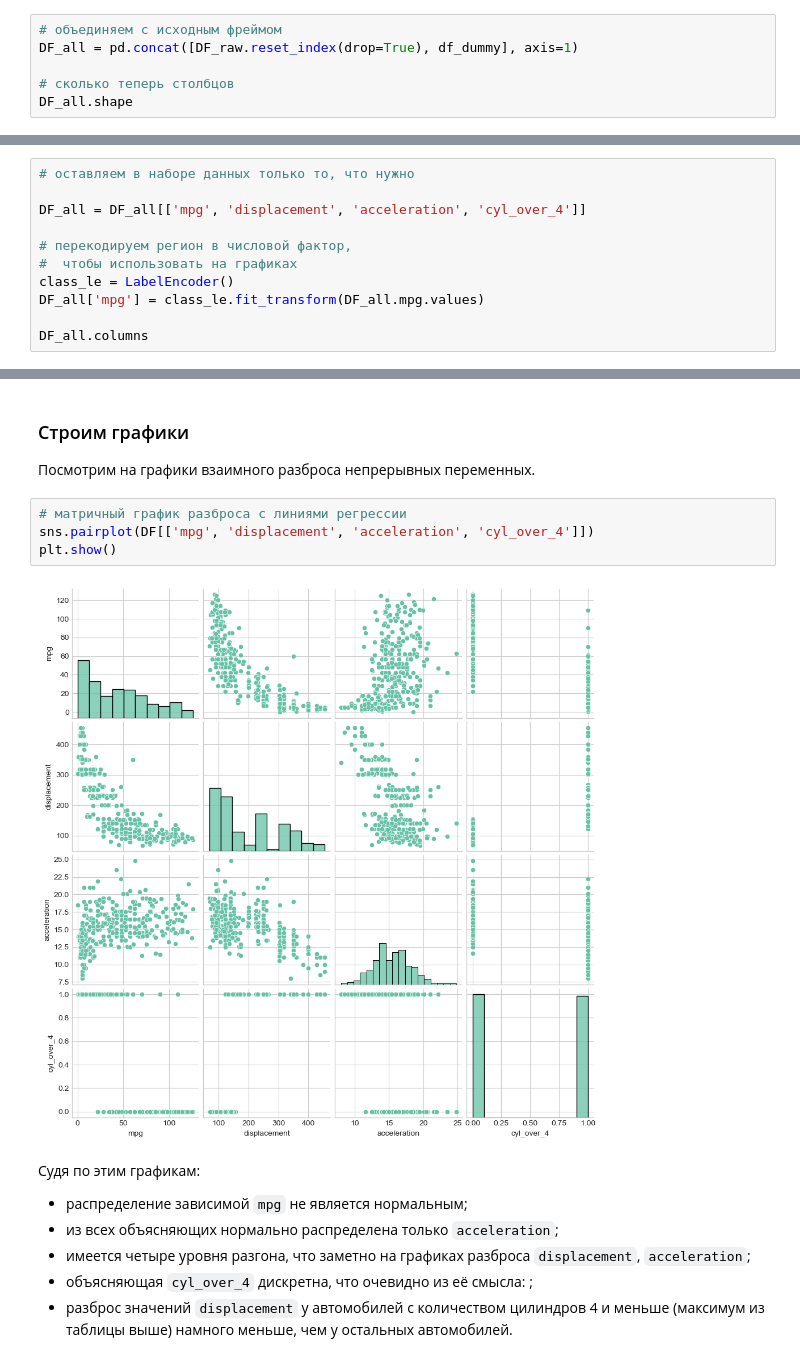
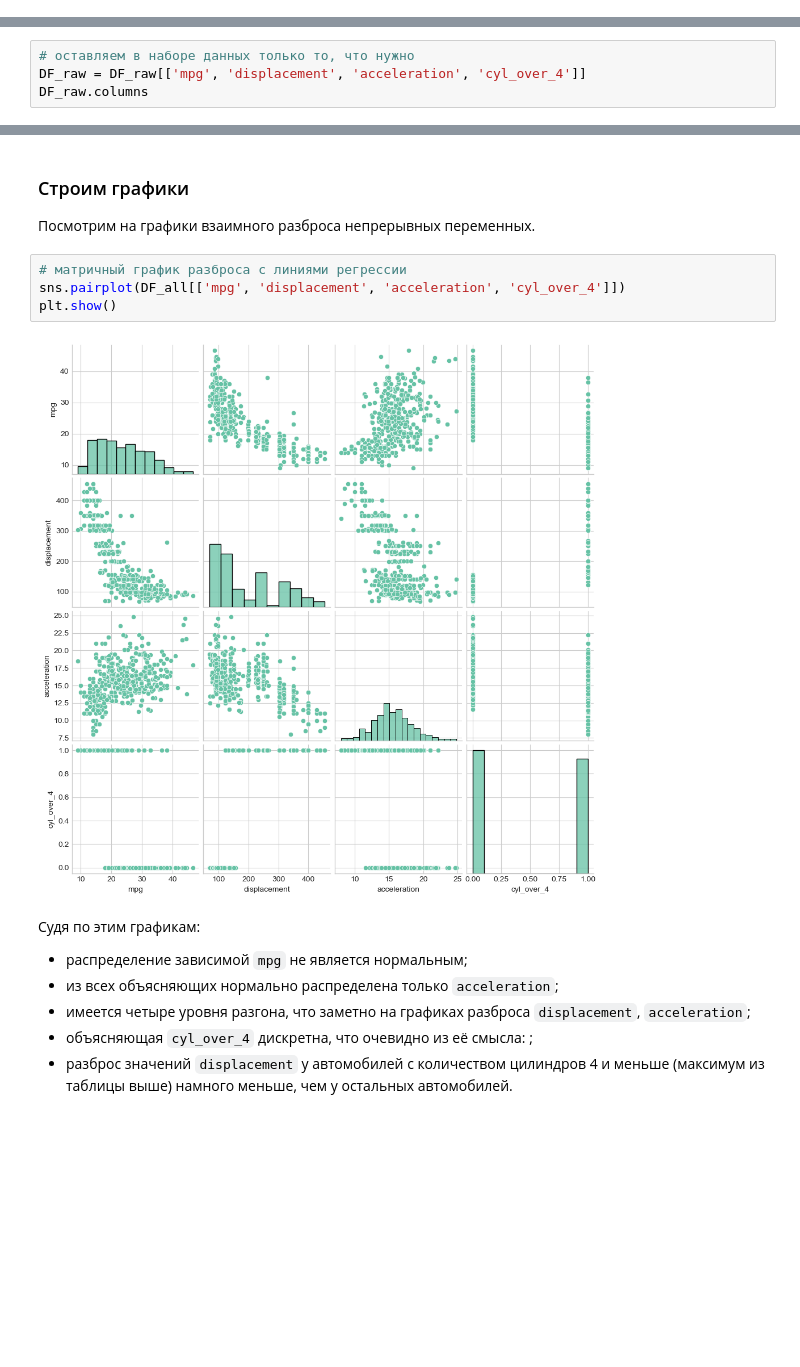
Before and after one commit to Crxdu/MiTMO, a Jupyter notebook: lab2/labrab2.ipynb, the cells around one changed output, grey strips where cells are left out. Cells and saved outputs as stored; diff of their text form; blank space fills up the shorter version.

```diff
--- a/lab2/labrab2.ipynb
+++ b/lab2/labrab2.ipynb
@@ -154,6 +135,0 @@ df_dummy.head()
-# %%
-# объединяем с исходным фреймом
-DF_all = pd.concat([DF_raw.reset_index(drop=True), df_dummy], axis=1)
-
-# сколько теперь столбцов
-DF_all.shape
@@ -182,14 +136,7 @@ DF_all.iloc[:, 8:].head()
 # %%
 # оставляем в наборе данных только то, что нужно
-
-DF_all = DF_all[['mpg', 'displacement', 'acceleration', 'cyl_over_4']]
-
-# перекодируем регион в числовой фактор,
-#  чтобы использовать на графиках
-class_le = LabelEncoder()
-DF_all['mpg'] = class_le.fit_transform(DF_all.mpg.values)
-
-DF_all.columns
+DF_raw = DF_raw[['mpg', 'displacement', 'acceleration', 'cyl_over_4']]
+DF_raw.columns
 # %% [output]
 Index(['mpg', 'displacement', 'acceleration', 'cyl_over_4'], dtype='object')
 # %%
@@ -236,10 +179,10 @@ DF[['mpg', 'displacement', 'acceleration', 'cyl_over_4']].describe()
 Посмотрим на графики взаимного разброса непрерывных переменных.
 # %%
 # матричный график разброса с линиями регрессии
-sns.pairplot(DF[['mpg', 'displacement', 'acceleration', 'cyl_over_4']])
+sns.pairplot(DF_all[['mpg', 'displacement', 'acceleration', 'cyl_over_4']])
 plt.show()
 # %% [output]
-[figure, old version]
+[figure, new version]
 # %% [markdown]
 Судя по этим графикам:
 * распределение зависимой `mpg` не является нормальным;
```
Also changed, not shown: parts of 40 cells of this notebook.
